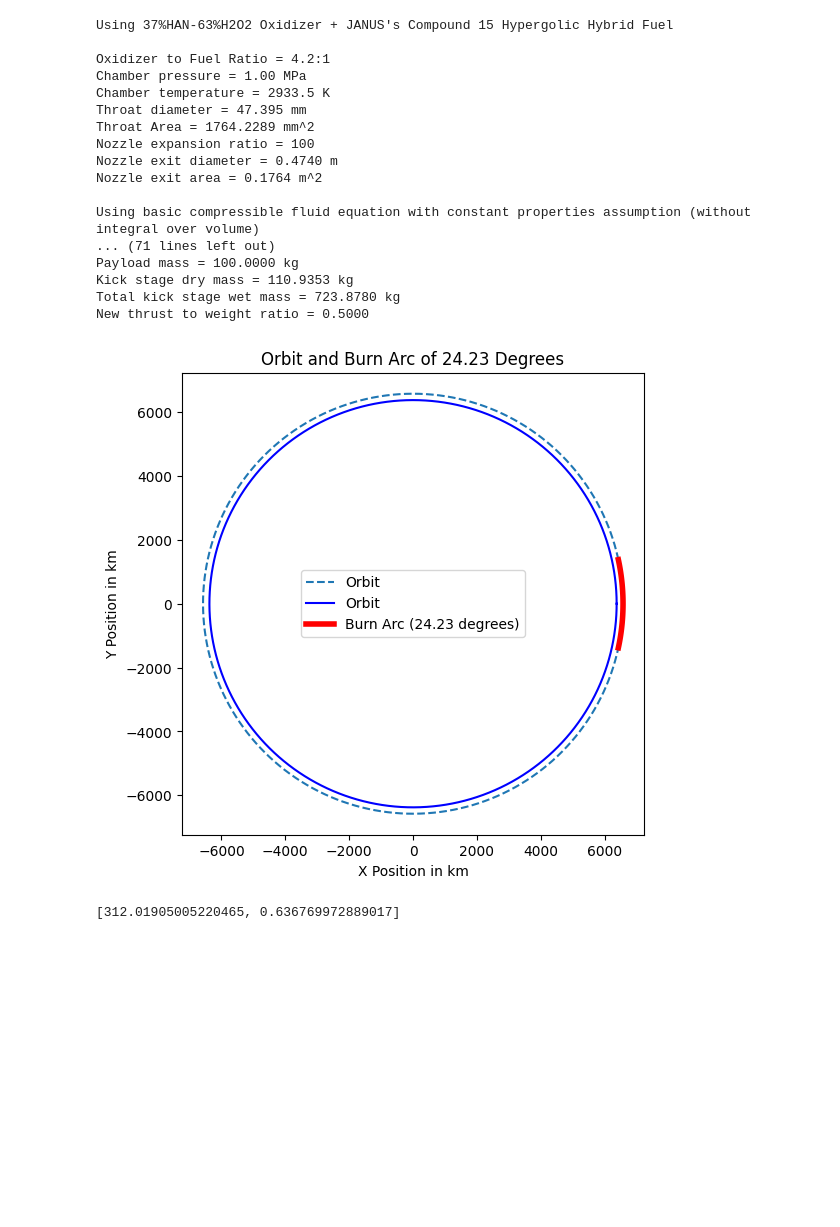
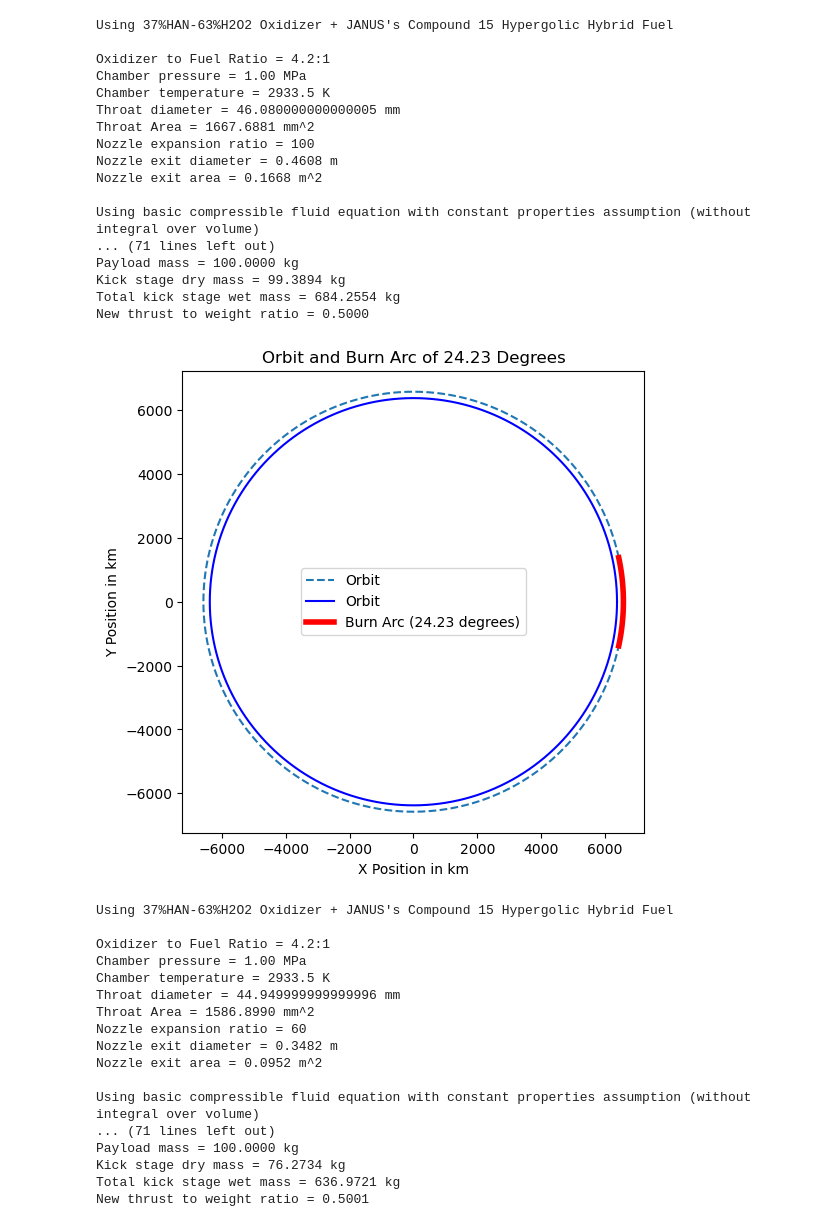
Before and after one commit to krainrpmt/Senior-Project-Electric-Turbopump, a Jupyter notebook: Pump Specification Calculator.ipynb, the cells around one changed output. Cells and saved outputs as stored; diff of their text form; code cells hidden in the pictures; blank space fills up the shorter version.

```diff
--- a/Pump Specification Calculator.ipynb
+++ b/Pump Specification Calculator.ipynb
@@ -5,7 +5,7 @@ import scipy as scip
 import matplotlib.pyplot as plt
 import math as math
 # %%
-def rocket_performance(Name, Pc, dt, Tc, gamma_comb, gamma_exit, R_comb, R_exit, OF, Pa, g0, mass_dry, nozzle_expansion_ratio, density_ox, density_fuel, h1, h2, L_star, a, n, iter_num, CEA_res, disp):
+def rocket_performance(Name, Pc, dt, Tc, gamma_comb, gamma_exit, R_comb, R_exit, OF, Pa, g0, mass_dry, nozzle_expansion_ratio, density_ox, density_fuel, h1, h2, L_star, a, n, iter_num, CEA_res,insul_percentage, casing_percentage, disp):
 
     #CEA Real Output : CEA_Me, CEA_v_sonic, CEA_c_star, CEA_Te, CEA_Pe, CEA_Isp
     CEA_Me, CEA_v_sonic, CEA_c_star, CEA_Te, CEA_Pe, CEA_Isp = CEA_res
@@ -132,7 +132,7 @@ def rocket_performance(Name, Pc, dt, Tc, gamma_comb, gamma_exit, R_comb, R_exit,
     Dpi = math.sqrt((4*CEA_oxidizer_mass_flow_rate)/(math.pi*500))
     # Define lower and upper bounds
     lb = [200e-3, 0]  # Lower bounds Dpi, Dpf, L
-    ub = [425e-3, 2.0]  # Upper bounds Dpi, Dpf, L
+    ub = [450e-3, 2.0]  # Upper bounds Dpi, Dpf, L
     bounds = [(low, high) for low, high in zip(lb, ub)]
     #np.random.seed(100)
 
@@ -235,13 +235,13 @@ def rocket_performance(Name, Pc, dt, Tc, gamma_comb, gamma_exit, R_comb, R_exit,
     mass_comb = (1/(Total_combustor_length/Dpf)+2)*rho_combustor/yield_combustor*2*Pc*Volume_chamber_Lstar
     mass_injector = 1/3*mass_comb
     mass_nozzle = rho_combustor/yield_combustor*2*(At*((nozzle_expansion_ratio-1)/math.sin(math.radians(15)))*(Dpf*Pc)/2)
-    mass_battery = CEA_oxidizer_mass_flow_rate*1.2*4e5/density_ox/(0.65*0.92)/(265*3600)
+    mass_battery = CEA_oxidizer_mass_flow_rate*16e5/density_ox/(0.65*0.92)/(265*3600)*burn_time
     mass_pump = 12
     mass_motor = 0.5
     mass_tank = rho_tank*volume_tank
-    mass_insul = rho_insul*volume_insul
-    mass_casing = rho_casing*1.619*10**-2
-    mass_other = 20
+    mass_insul = rho_insul*volume_insul*insul_percentage
+    mass_casing = rho_casing*1.619*10**-2*casing_percentage
+    mass_other = 10
     mass_dry_kickstage = mass_comb + mass_injector + mass_nozzle + mass_battery + mass_pump + mass_motor + mass_tank + mass_insul + mass_casing + mass_other
     mass_payload = 100
     total_kickstage_wet_mass = CEA_mass_propellant + mass_dry_kickstage + mass_payload
@@ -388,41 +388,60 @@ def rocket_performance(Name, Pc, dt, Tc, gamma_comb, gamma_exit, R_comb, R_exit,
 # From CEA, Gas Constant (R) at combustion chamber is (8.3144598 J/mol-K)/21.468e-3, and nozzle exit (8.3144598 J/mol-K)/21.930e-3, avg. = 383.215917
 # Assumed Ac/At = 10 (typical range, smaller the engine larger the Ac/At) in CEA. It doesn't affect rocket performance but the mixing of fuel (we assume the propellants are mixed properly)
 #gamma_exit=1.2420  R_exit=8.3144598/21.930e-3
 
 #print(rocket_performance(Name = '37%HAN-63%H2O2 + RP-1 Propellant', Pc=30e5, dt=0.0254, Tc=2975.78, gamma_comb=1.1371, gamma_exit=1.2420, R_comb=8.3144598/21.468e-3, R_exit=8.3144598/21.930e-3, OF=6.3, Pa=0, g0=9.807, mass_dry=100, nozzle_expansion_ratio=125, density_ox=1550, h1=200e3, h2=35786e3, disp=False)[1])
 
 #CEA-Run
 #rocket_performance(Name = '37%HAN-63%H2O2 + RP-1 Propellant', Pc=30e5, dt=0.0254*1, Tc=2975.78, gamma_comb=1.1371, gamma_exit=1.2420, R_comb=8.3144598/21.468e-3, R_exit=8.3144598/21.930e-3, OF=6.3, Pa=0, g0=9.807, mass_dry=140, nozzle_expansion_ratio=80, density_ox=1550, density_fuel=800, h1=200e3, h2=35786e3, L_star=1.0, disp=True)
 
 
 #rocket_performance(Name = '37%HAN-63%H2O2 + RP-1 Propellant', Pc=20e5, dt=0.0254*1.23, Tc=2991.8, gamma_comb=1.1266, gamma_exit=1.2252, R_comb=8.3144598/23.276e-3, R_exit=8.3144598/24.086e-3, OF=4.2, Pa=0, g0=9.807, mass_dry=140, nozzle_expansion_ratio=140, density_ox=1550, density_fuel=1522, h1=200e3, h2=35786e3, L_star=1.0, disp=True)
 
 #CEA-Run Hybrid Engine JANUS Compound 15 + HAN+H2O2
 
 #CEA Real Output : CEA_Me, CEA_v_sonic, CEA_c_star, CEA_Te, CEA_Pe, CEA_Isp
+
+#Real Run
 set_of_cea_results = [4.994, 638.5, 1622.0, 964.03,0.00460e5,3292.7/9.807]
+rocket_performance(Name = "37%HAN-63%H2O2 Oxidizer + JANUS's Compound 15 Hypergolic Hybrid Fuel", Pc=10e5, dt=0.04608, Tc=2933.5, gamma_comb=1.1225, gamma_exit=1.2249, R_comb=359.4664851, R_exit=345.1988624, OF=4.2, Pa=0, g0=9.807, mass_dry=99.3894+100, nozzle_expansion_ratio=100, density_ox=1550, density_fuel=1522, h1=200e3, h2=35786e3, L_star=10, a=9.39216799e-05, n=0.5, iter_num=1000, CEA_res = set_of_cea_results, insul_percentage=1.0, casing_percentage=1.0, disp=True)
 
-rocket_performance(Name = "37%HAN-63%H2O2 Oxidizer + JANUS's Compound 15 Hypergolic Hybrid Fuel", Pc=10e5, dt=0.047395, Tc=2933.5, gamma_comb=1.1225, gamma_exit=1.2249, R_comb=359.4664851, R_exit=345.1988624, OF=4.2, Pa=0, g0=9.807, mass_dry=210.9353, nozzle_expansion_ratio=100, density_ox=1550, density_fuel=1522, h1=200e3, h2=35786e3, L_star=10, a=9.39216799e-05, n=0.5, iter_num=1000, CEA_res = set_of_cea_results, disp=True)
+set_of_cea_results = [4.361, 701.8, 1622.0, 1172.71,0.01359e5,3192.9/9.807]
+rocket_performance(Name = "37%HAN-63%H2O2 Oxidizer + JANUS's Compound 15 Hypergolic Hybrid Fuel", Pc=10e5, dt=0.04495, Tc=2933.5, gamma_comb=1.1225, gamma_exit=1.2249, R_comb=359.4664851, R_exit=345.1988624, OF=4.2, Pa=0, g0=9.807, mass_dry=76.2734+100, nozzle_expansion_ratio=60, density_ox=1550, density_fuel=1522, h1=200e3, h2=35786e3, L_star=10, a=9.39216799e-05, n=0.5, iter_num=1000, CEA_res = set_of_cea_results, insul_percentage=0.5, casing_percentage=0.735, disp=True)
 
-#RPA-Run
-#rocket_performance(Name = '37%HAN-63%H2O2 + RP-1 Propellant', Pc=30e5, dt=0.02565*1, Tc=2821.9317, gamma_comb=1.1467, gamma_exit=1.2524, R_comb=8.3144598/22.3014e-3, R_exit=8.3144598/22.6760e-3, OF=7.1, Pa=0, g0=9.807, mass_dry=140, nozzle_expansion_ratio=125, density_ox=1550, density_fuel=800, h1=200e3, h2=35786e3, disp=True)
+#rocket_performance(Name = "37%HAN-63%H2O2 Oxidizer + JANUS's Compound 15 Hypergolic Hybrid Fuel", Pc=10e5, dt=0.04761, Tc=2933.5, gamma_comb=1.1225, gamma_exit=1.2249, R_comb=359.4664851, R_exit=345.1988624, OF=4.2, Pa=0, g0=9.807, mass_dry=112.8390+20, nozzle_expansion_ratio=140, density_ox=1550, density_fuel=1522, h1=200e3, h2=35786e3, L_star=10, a=9.39216799e-05, n=0.5, iter_num=1000, CEA_res = set_of_cea_results, disp=True)
 # %% [output]
 Using 37%HAN-63%H2O2 Oxidizer + JANUS's Compound 15 Hypergolic Hybrid Fuel
 
 Oxidizer to Fuel Ratio = 4.2:1
 Chamber pressure = 1.00 MPa
 Chamber temperature = 2933.5 K
-Throat diameter = 47.395 mm
-Throat Area = 1764.2289 mm^2
+Throat diameter = 46.080000000000005 mm
+Throat Area = 1667.6881 mm^2
 Nozzle expansion ratio = 100
-Nozzle exit diameter = 0.4740 m
-Nozzle exit area = 0.1764 m^2
+Nozzle exit diameter = 0.4608 m
+Nozzle exit area = 0.1668 m^2
 
 Using basic compressible fluid equation with constant properties assumption (without integral over volume)
 ... (71 lines left out)
 Payload mass = 100.0000 kg
-Kick stage dry mass = 110.9353 kg
-Total kick stage wet mass = 723.8780 kg
+Kick stage dry mass = 99.3894 kg
+Total kick stage wet mass = 684.2554 kg
 New thrust to weight ratio = 0.5000
-[figure, old version]
+[figure, new version]
-[312.01905005220465, 0.636769972889017]
+Using 37%HAN-63%H2O2 Oxidizer + JANUS's Compound 15 Hypergolic Hybrid Fuel
+
+Oxidizer to Fuel Ratio = 4.2:1
+Chamber pressure = 1.00 MPa
+Chamber temperature = 2933.5 K
+Throat diameter = 44.949999999999996 mm
+Throat Area = 1586.8990 mm^2
+Nozzle expansion ratio = 60
+Nozzle exit diameter = 0.3482 m
+Nozzle exit area = 0.0952 m^2
+
+Using basic compressible fluid equation with constant properties assumption (without integral over volume)
+... (71 lines left out)
+Payload mass = 100.0000 kg
+Kick stage dry mass = 76.2734 kg
+Total kick stage wet mass = 636.9721 kg
+New thrust to weight ratio = 0.5001
```
Also changed, not shown: parts of 1 cell of this notebook.
